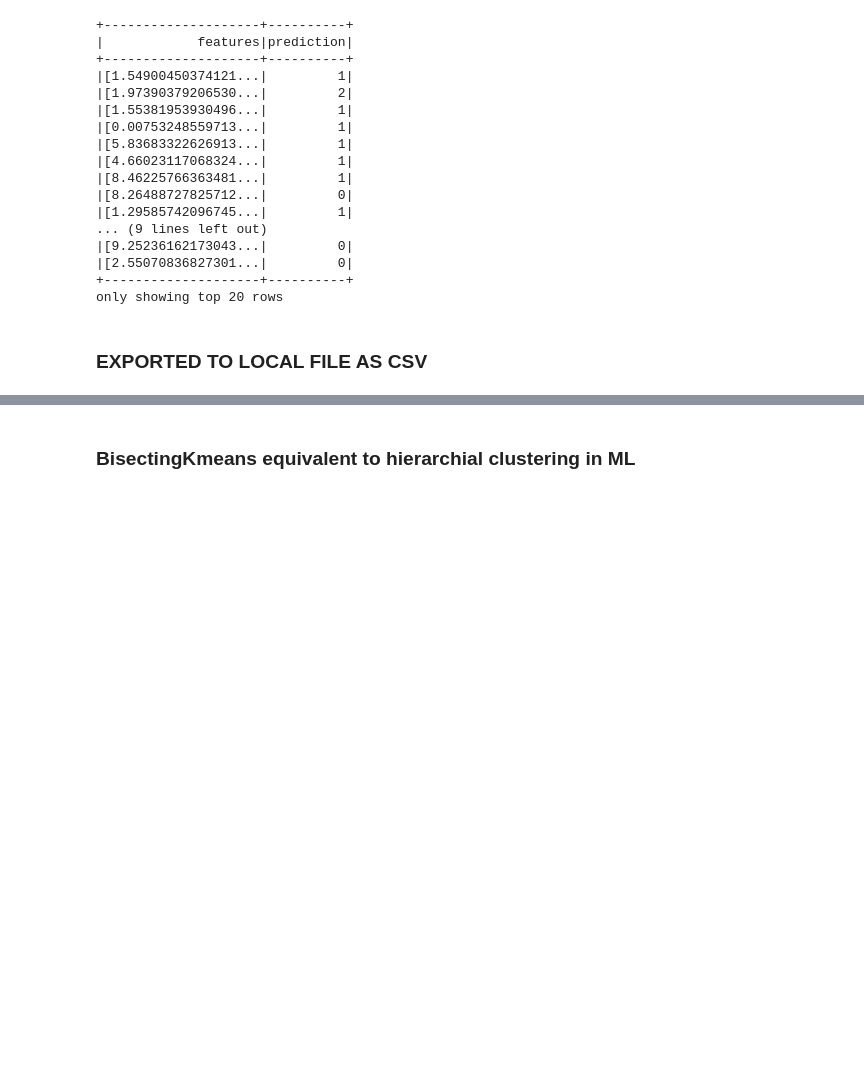
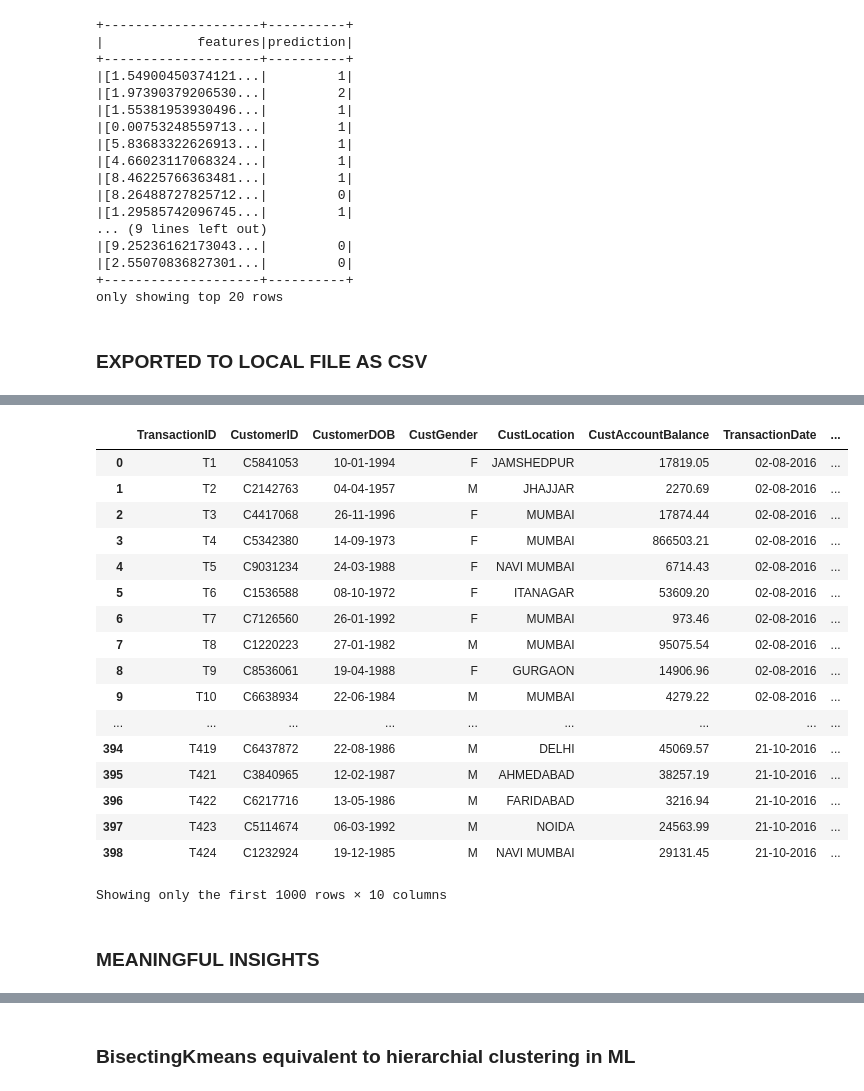
Before and after one commit to DSPiyush/BankCustomerSegmentation, a Jupyter notebook: Proejct_iter_1.ipynb, the cells around one changed output, grey strips where cells are left out. Saved outputs shown, nothing was run; the diff lists cells and outputs as text; code cells hidden in the pictures; blank space fills up the shorter version.

Commit message:
insights added

```diff
--- a/Proejct_iter_1.ipynb
+++ b/Proejct_iter_1.ipynb
@@ -368,0 +383,25 @@ predictions.toPandas().to_csv(r"C:\Users\saswa\OneDrive\Desktop\DBDA\aaa\f2.csv"
+# %%
+df=pd.read_csv(r"C:\Users\saswa\OneDrive\Desktop\pruject\BankCustomerSegmentation\Data_with_pred.csv")
+# %%
+df
+# %% [output]
+|  | TransactionID | CustomerID | CustomerDOB | CustGender | CustLocation | CustAccountBalance | TransactionDate | ... |
+| 0 | T1 | C5841053 | 10-01-1994 | F | JAMSHEDPUR | 17819.05 | 02-08-2016 | ... |
+| 1 | T2 | C2142763 | 04-04-1957 | M | JHAJJAR | 2270.69 | 02-08-2016 | ... |
+| 2 | T3 | C4417068 | 26-11-1996 | F | MUMBAI | 17874.44 | 02-08-2016 | ... |
+| 3 | T4 | C5342380 | 14-09-1973 | F | MUMBAI | 866503.21 | 02-08-2016 | ... |
+| 4 | T5 | C9031234 | 24-03-1988 | F | NAVI MUMBAI | 6714.43 | 02-08-2016 | ... |
+| 5 | T6 | C1536588 | 08-10-1972 | F | ITANAGAR | 53609.20 | 02-08-2016 | ... |
+| 6 | T7 | C7126560 | 26-01-1992 | F | MUMBAI | 973.46 | 02-08-2016 | ... |
+| 7 | T8 | C1220223 | 27-01-1982 | M | MUMBAI | 95075.54 | 02-08-2016 | ... |
+| 8 | T9 | C8536061 | 19-04-1988 | F | GURGAON | 14906.96 | 02-08-2016 | ... |
+| 9 | T10 | C6638934 | 22-06-1984 | M | MUMBAI | 4279.22 | 02-08-2016 | ... |
+| ... | ... | ... | ... | ... | ... | ... | ... | ... |
+| 394 | T419 | C6437872 | 22-08-1986 | M | DELHI | 45069.57 | 21-10-2016 | ... |
+| 395 | T421 | C3840965 | 12-02-1987 | M | AHMEDABAD | 38257.19 | 21-10-2016 | ... |
+| 396 | T422 | C6217716 | 13-05-1986 | M | FARIDABAD | 3216.94 | 21-10-2016 | ... |
+| 397 | T423 | C5114674 | 06-03-1992 | M | NOIDA | 24563.99 | 21-10-2016 | ... |
+| 398 | T424 | C1232924 | 19-12-1985 | M | NAVI MUMBAI | 29131.45 | 21-10-2016 | ... |
+Showing only the first 1000 rows × 10 columns
+# %% [markdown]
+### MEANINGFUL INSIGHTS
```
Also changed, not shown: parts of 4 cells of this notebook.
